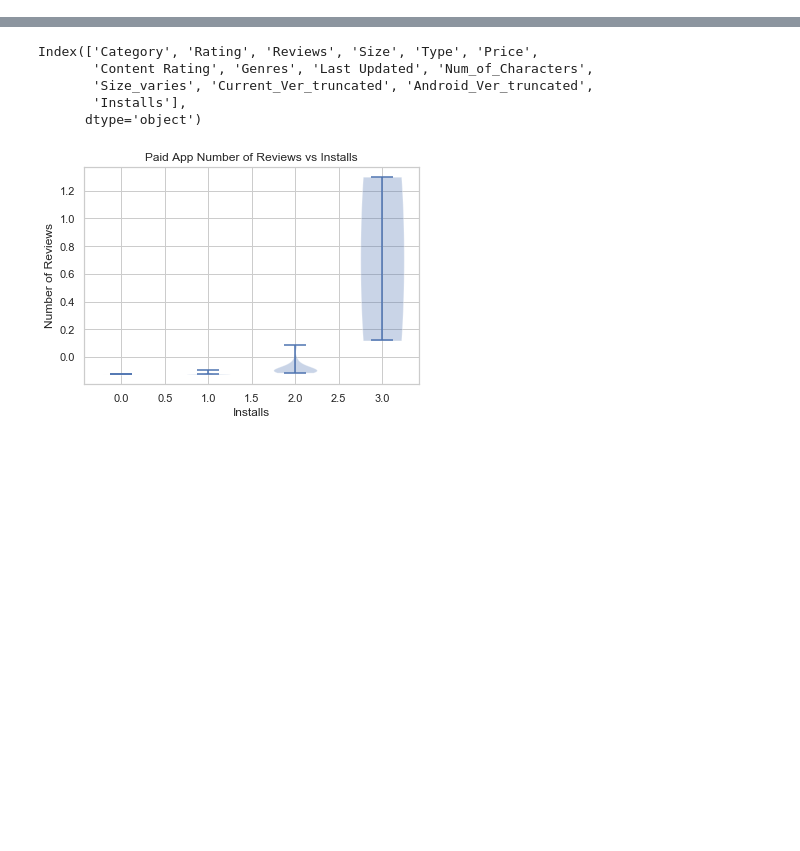
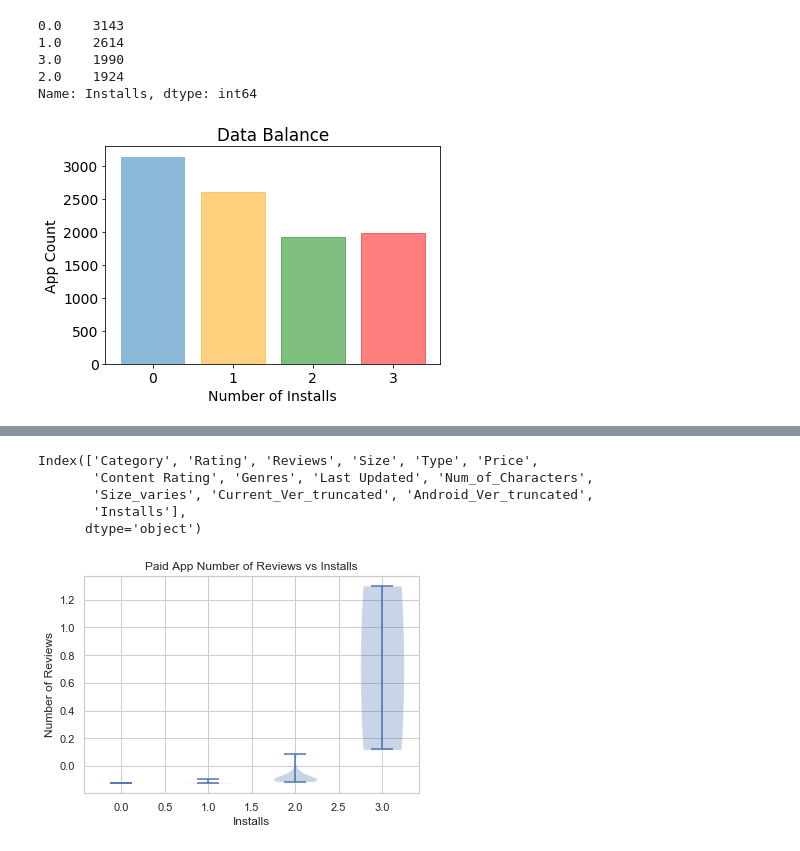
Before and after one commit to bao1981105/Google-Apps-Download-Prediction, a Jupyter notebook: results/analysis.ipynb, the cells around one changed output, grey strips where cells are left out. Cells and saved outputs as stored; diff of their text form; code cells hidden in the pictures; blank space fills up the shorter version.

```diff
--- a/results/analysis.ipynb
+++ b/results/analysis.ipynb
@@ -75,3 +58,31 @@ y = df_preprocessed['Installs']
+# %%
+barlist=plt.bar([1,2,3,4], [1,2,3,4])
+barlist[0].set_color('r')
+plt.show()
+# %% [output]
+0.0    3143
+1.0    2614
+3.0    1990
+2.0    1924
+Name: Installs, dtype: int64
+# %%
+objects = [0,1,2,3]
+y_pos = np.arange(len(objects))
+performance = [3143,2614,1924,1990]
+
+barlist = plt.bar(y_pos, performance, align='center', alpha=0.5)
+plt.xticks(y_pos, objects)
+plt.ylabel('App Count')
+plt.xlabel('Number of Installs')
+plt.title('Data Balance')
+#barlist[0].set_color('b')
+barlist[1].set_color('orange')
+barlist[2].set_color('g')
+barlist[3].set_color('r')
+plt.savefig('../figures/dist.png',dpi=300)
+plt.show()
+# %% [output]
+[figure, added]
 # %%
 for i in range(len(cat_frs)):
     cat = Paid.groupby([cat_frs[i],'Installs']).size().unstack()
```
Also changed, not shown: parts of 21 cells of this notebook, 13 other files.
